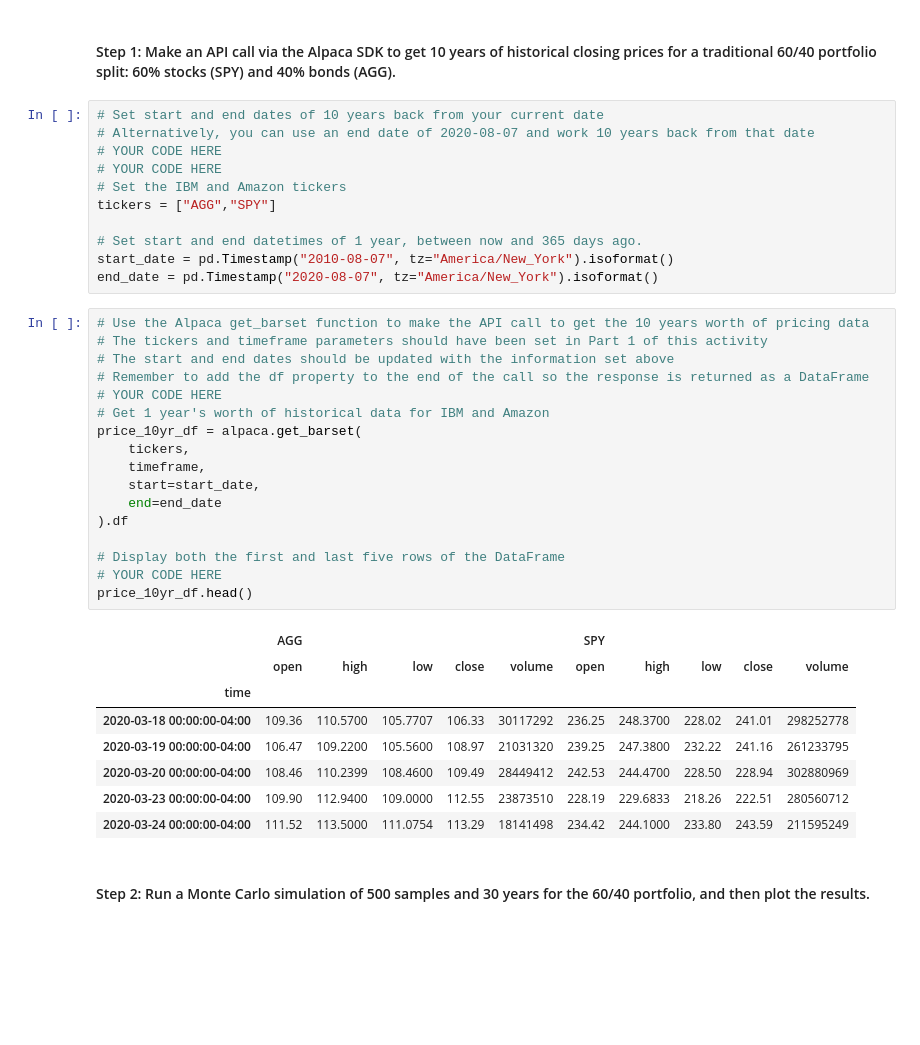
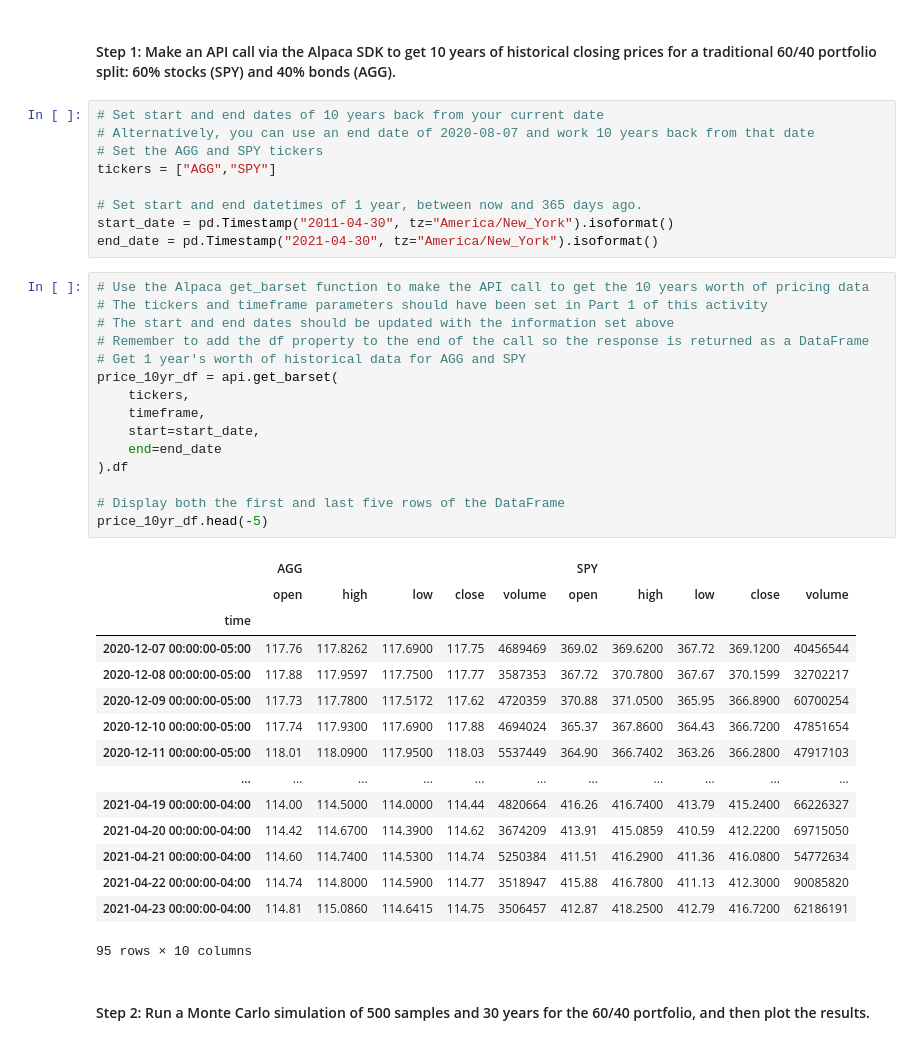
Before and after one commit to codetree4u/FinancialPlannerForRetirement, a Jupyter notebook: financial_planning_tools.ipynb, the cells around one changed output. Drawn from its saved outputs; the diff is of its cells as text; blank space fills up the shorter version.

```diff
--- a/financial_planning_tools.ipynb
+++ b/financial_planning_tools.ipynb
@@ -546,40 +436,43 @@ In this section, you’ll use the MCForecastTools library to create a Monte Carl
 # %%
 # Set start and end dates of 10 years back from your current date
 # Alternatively, you can use an end date of 2020-08-07 and work 10 years back from that date
-# YOUR CODE HERE
-# YOUR CODE HERE
-# Set the IBM and Amazon tickers
+# Set the AGG and SPY tickers
 tickers = ["AGG","SPY"]
 
 # Set start and end datetimes of 1 year, between now and 365 days ago.
-start_date = pd.Timestamp("2010-08-07", tz="America/New_York").isoformat()
-end_date = pd.Timestamp("2020-08-07", tz="America/New_York").isoformat()
+start_date = pd.Timestamp("2011-04-30", tz="America/New_York").isoformat()
+end_date = pd.Timestamp("2021-04-30", tz="America/New_York").isoformat()
 # %%
 # Use the Alpaca get_barset function to make the API call to get the 10 years worth of pricing data
 # The tickers and timeframe parameters should have been set in Part 1 of this activity
 # The start and end dates should be updated with the information set above
 # Remember to add the df property to the end of the call so the response is returned as a DataFrame
-# YOUR CODE HERE
-# Get 1 year's worth of historical data for IBM and Amazon
-price_10yr_df = alpaca.get_barset(
+# Get 1 year's worth of historical data for AGG and SPY
+price_10yr_df = api.get_barset(
     tickers,
     timeframe,
     start=start_date,
     end=end_date
 ).df
 
 # Display both the first and last five rows of the DataFrame
-# YOUR CODE HERE
-price_10yr_df.head()
+price_10yr_df.head(-5)
 # %% [output]
 |  | AGG |  |  |  |  | SPY |  |  |  |  |
 |  | open | high | low | close | volume | open | high | low | close | volume |
 | time |  |  |  |  |  |  |  |  |  |  |
-| 2020-03-18 00:00:00-04:00 | 109.36 | 110.5700 | 105.7707 | 106.33 | 30117292 | 236.25 | 248.3700 | 228.02 | 241.01 | 298252778 |
-| 2020-03-19 00:00:00-04:00 | 106.47 | 109.2200 | 105.5600 | 108.97 | 21031320 | 239.25 | 247.3800 | 232.22 | 241.16 | 261233795 |
-| 2020-03-20 00:00:00-04:00 | 108.46 | 110.2399 | 108.4600 | 109.49 | 28449412 | 242.53 | 244.4700 | 228.50 | 228.94 | 302880969 |
-| 2020-03-23 00:00:00-04:00 | 109.90 | 112.9400 | 109.0000 | 112.55 | 23873510 | 228.19 | 229.6833 | 218.26 | 222.51 | 280560712 |
-| 2020-03-24 00:00:00-04:00 | 111.52 | 113.5000 | 111.0754 | 113.29 | 18141498 | 234.42 | 244.1000 | 233.80 | 243.59 | 211595249 |
+| 2020-12-07 00:00:00-05:00 | 117.76 | 117.8262 | 117.6900 | 117.75 | 4689469 | 369.02 | 369.6200 | 367.72 | 369.1200 | 40456544 |
+| 2020-12-08 00:00:00-05:00 | 117.88 | 117.9597 | 117.7500 | 117.77 | 3587353 | 367.72 | 370.7800 | 367.67 | 370.1599 | 32702217 |
+| 2020-12-09 00:00:00-05:00 | 117.73 | 117.7800 | 117.5172 | 117.62 | 4720359 | 370.88 | 371.0500 | 365.95 | 366.8900 | 60700254 |
+| 2020-12-10 00:00:00-05:00 | 117.74 | 117.9300 | 117.6900 | 117.88 | 4694024 | 365.37 | 367.8600 | 364.43 | 366.7200 | 47851654 |
+| 2020-12-11 00:00:00-05:00 | 118.01 | 118.0900 | 117.9500 | 118.03 | 5537449 | 364.90 | 366.7402 | 363.26 | 366.2800 | 47917103 |
+| ... | ... | ... | ... | ... | ... | ... | ... | ... | ... | ... |
+| 2021-04-19 00:00:00-04:00 | 114.00 | 114.5000 | 114.0000 | 114.44 | 4820664 | 416.26 | 416.7400 | 413.79 | 415.2400 | 66226327 |
+| 2021-04-20 00:00:00-04:00 | 114.42 | 114.6700 | 114.3900 | 114.62 | 3674209 | 413.91 | 415.0859 | 410.59 | 412.2200 | 69715050 |
+| 2021-04-21 00:00:00-04:00 | 114.60 | 114.7400 | 114.5300 | 114.74 | 5250384 | 411.51 | 416.2900 | 411.36 | 416.0800 | 54772634 |
+| 2021-04-22 00:00:00-04:00 | 114.74 | 114.8000 | 114.5900 | 114.77 | 3518947 | 415.88 | 416.7800 | 411.13 | 412.3000 | 90085820 |
+| 2021-04-23 00:00:00-04:00 | 114.81 | 115.0860 | 114.6415 | 114.75 | 3506457 | 412.87 | 418.2500 | 412.79 | 416.7200 | 62186191 |
+95 rows × 10 columns
 # %% [markdown]
 #### Step 2: Run a Monte Carlo simulation of 500 samples and 30 years for the 60/40 portfolio, and then plot the results.
 # %%
```
Also changed, not shown: parts of 39 cells of this notebook, 5 other files.
